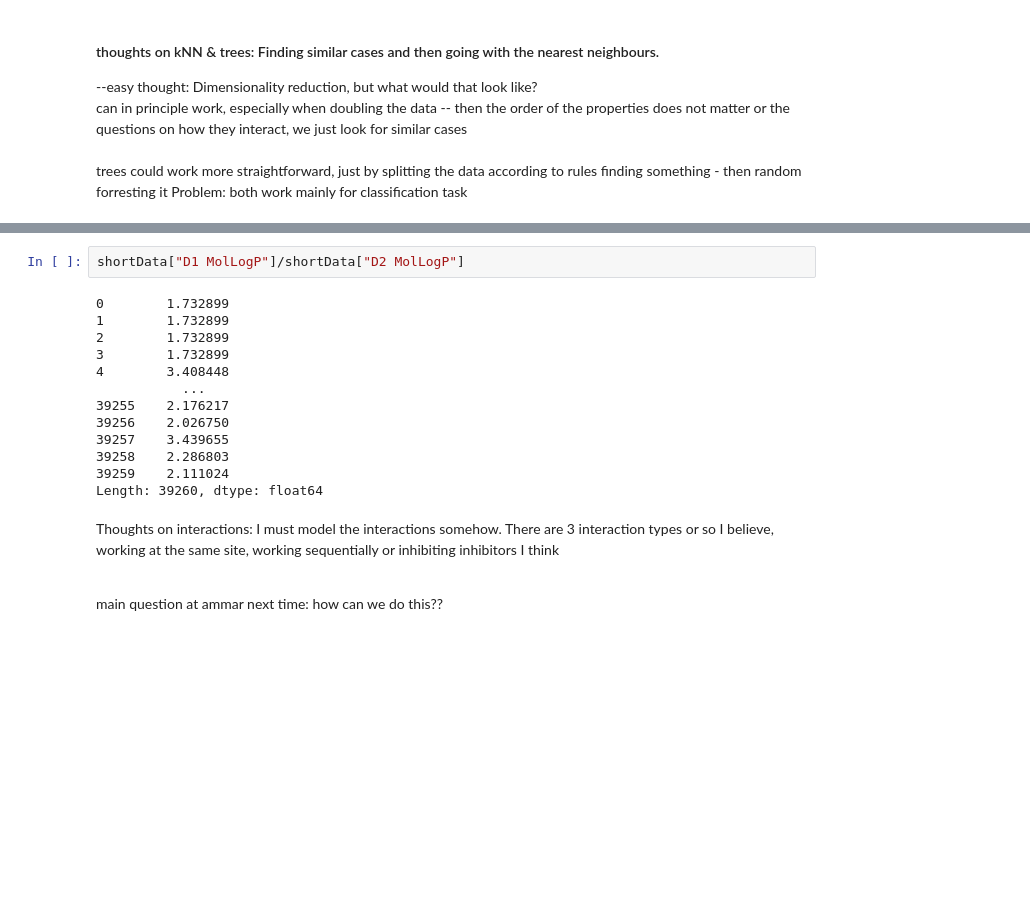
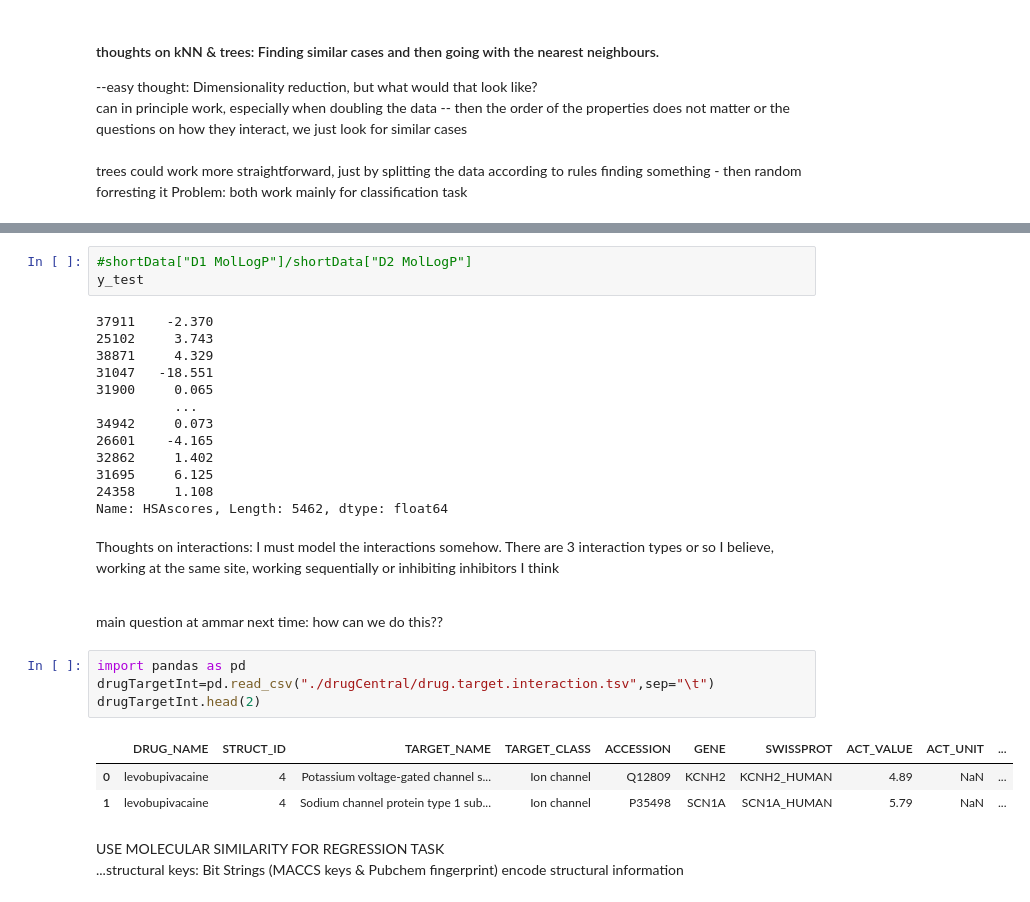
Before and after one commit to stefanhuber1510/marbleProject, a Jupyter notebook: firstOwnRegression.ipynb, the cells around one changed output, grey strips where cells are left out. Cells and saved outputs as stored; diff of their text form; blank space fills up the shorter version.

Commit message:
first regression and kNN

```diff
--- a/firstOwnRegression.ipynb
+++ b/firstOwnRegression.ipynb
@@ -187,19 +224,31 @@ Problem: both work mainly for classification task
 # %%
-shortData["D1 MolLogP"]/shortData["D2 MolLogP"]
+#shortData["D1 MolLogP"]/shortData["D2 MolLogP"]
+y_test
 # %% [output]
-0        1.732899
-1        1.732899
-2        1.732899
-3        1.732899
-4        3.408448
-           ...
-39255    2.176217
-39256    2.026750
-39257    3.439655
-39258    2.286803
-39259    2.111024
-Length: 39260, dtype: float64
+37911    -2.370
+25102     3.743
+38871     4.329
+31047   -18.551
+31900     0.065
+          ...
+34942     0.073
+26601    -4.165
+32862     1.402
+31695     6.125
+24358     1.108
+Name: HSAscores, Length: 5462, dtype: float64
 # %% [markdown]
 Thoughts on interactions: I must model the interactions somehow. There are 3 interaction types or so I believe, working at the same site, working sequentially or inhibiting inhibitors I think<br><br>
 
 main question at ammar next time: how can we do this??
+# %%
+import pandas as pd
+drugTargetInt=pd.read_csv("./drugCentral/drug.target.interaction.tsv",sep="\t")
+drugTargetInt.head(2)
+# %% [output]
+|  | DRUG_NAME | STRUCT_ID | TARGET_NAME | TARGET_CLASS | ACCESSION | GENE | SWISSPROT | ACT_VALUE | ACT_UNIT | ... |
+| 0 | levobupivacaine | 4 | Potassium voltage-gated channel s... | Ion channel | Q12809 | KCNH2 | KCNH2_HUMAN | 4.89 | NaN | ... |
+| 1 | levobupivacaine | 4 | Sodium channel protein type 1 sub... | Ion channel | P35498 | SCN1A | SCN1A_HUMAN | 5.79 | NaN | ... |
+# %% [markdown]
+USE MOLECULAR SIMILARITY FOR REGRESSION TASK<br>
+...structural keys: Bit Strings (MACCS keys & Pubchem fingerprint) encode structural information
```
Also changed, not shown: parts of 5 cells of this notebook, 5 other files.
